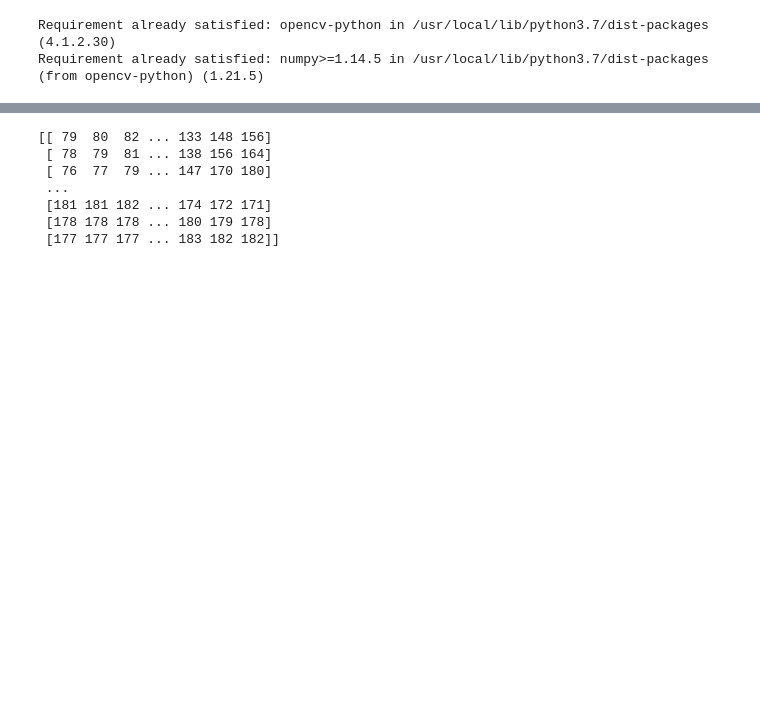
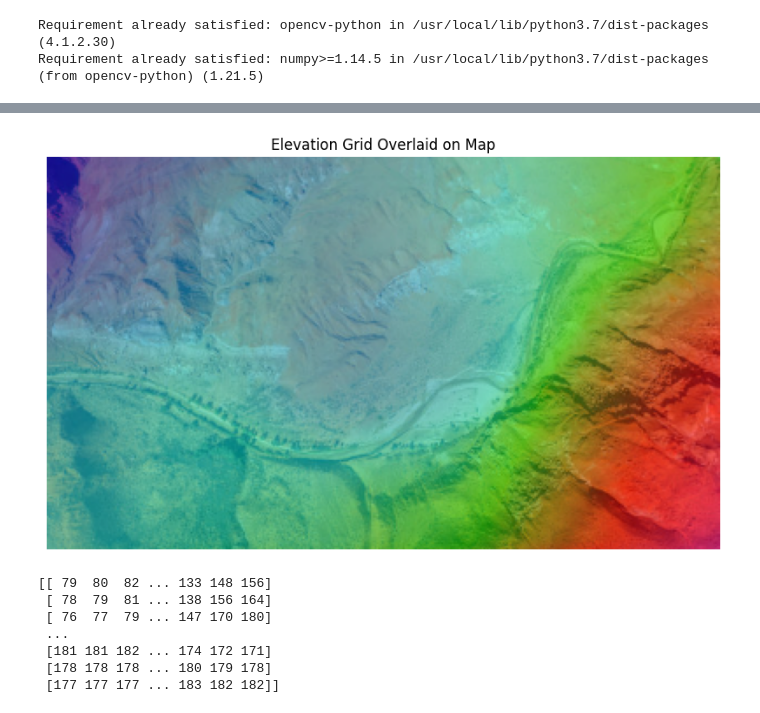
Before and after one commit to AbhishekMathur11/Robot-Localization-with-Python-and-Particle-Filters, a Jupyter notebook: robot.ipynb, the cells around one changed output, grey strips where cells are left out. Cells and saved outputs as stored; diff of their text form; code cells hidden in the pictures; blank space fills up the shorter version.

```diff
--- a/robot.ipynb
+++ b/robot.ipynb
@@ -13,3 +95,29 @@ Requirement already satisfied: numpy>=1.14.5 in /usr/local/lib/python3.7/dist-pa
+# %%
+# Load your map image (replace 'terrain_map.jpg' with the path to your map image)
+map_image = cv2.imread("/content/terrain.jpg")
+map_image = cv2.cvtColor(map_image, cv2.COLOR_BGR2RGB)
+
+# Resize the map image to match the elevation grid dimensions
+map_image_resized = cv2.resize(map_image, (elevation_grid.shape[1], elevation_grid.shape[0]))
+
+# Normalize elevation grid to range [0, 255] for overlay
+elevation_overlay = (elevation_grid / elevation_grid.max() * 255).astype(np.uint8)
+
+# Create a color map representation of the elevation grid
+colormap = cv2.applyColorMap(elevation_overlay, cv2.COLORMAP_RAINBOW)
+
+# Blend the map image and elevation overlay
+alpha = 0.5  # Transparency level for overlay
+blended = cv2.addWeighted(map_image_resized, 1 - alpha, colormap, alpha, 0)
+
+# Display the blended map
+plt.figure(figsize=(10, 7))
+plt.imshow(blended)
+plt.title("Elevation Grid Overlaid on Map")
+plt.axis("off")
+plt.show()
+# %% [output]
+[figure, added]
 # %%
 import numpy as np
 import cv2
```
Also changed, not shown: parts of 6 cells of this notebook.
